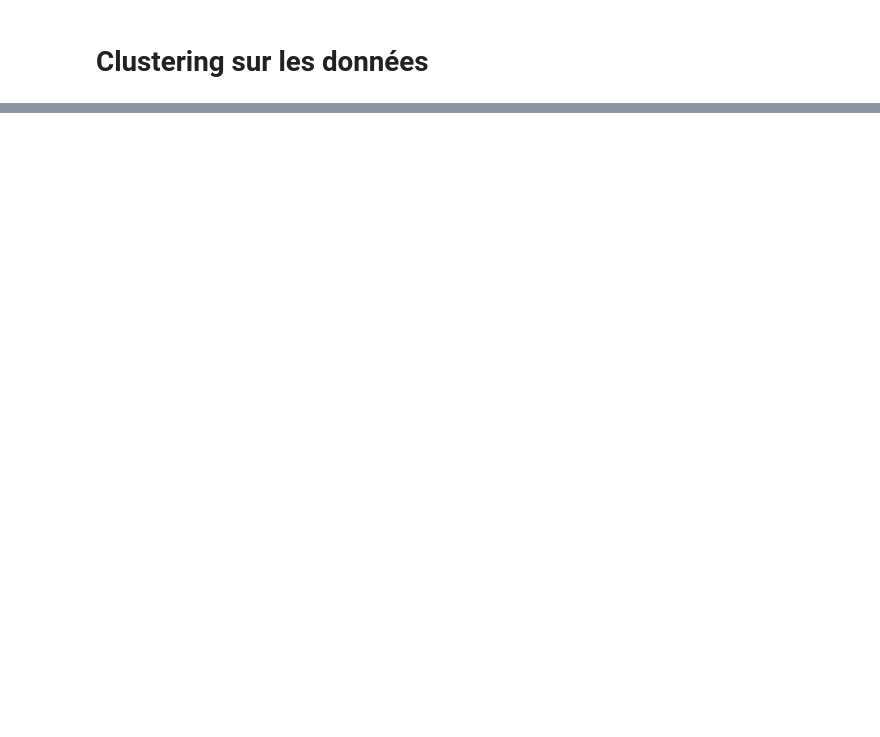
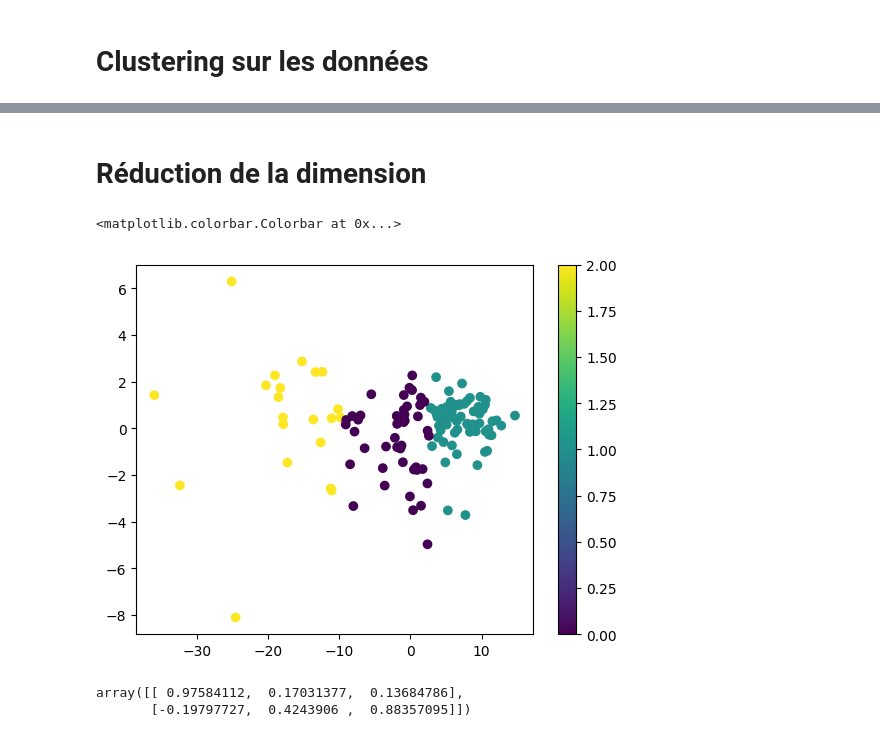
Before and after one commit to tomjeannesson/ENSIMAG3A-COD-IA, a Jupyter notebook: lib/clustering-test.ipynb, the cells around one changed output, grey strips where cells are left out. Drawn from its saved outputs; the diff is of its cells as text; code cells hidden in the pictures; blank space fills up the shorter version.

```diff
--- a/lib/clustering-test.ipynb
+++ b/lib/clustering-test.ipynb
@@ -109,0 +121,15 @@ plt.show()
+# %% [markdown]
+# Réduction de la dimension
+# %%
+reduct_model = PCA(n_components=2)
+athletes_reduced = reduct_model.fit_transform(df_athletes)
+plt.scatter(athletes_reduced[:, 0], athletes_reduced[:, 1], c=model.predict(df_athletes))  # Pas sur du c=...
+plt.colorbar()
+# %% [output]
+<matplotlib.colorbar.Colorbar at 0x...>
+[figure, added]
+# %%
+reduct_model.components_
+# %% [output]
+array([[ 0.97584112,  0.17031377,  0.13684786],
+       [-0.19797727,  0.4243906 ,  0.88357095]])
```
Also changed, not shown: parts of 8 cells of this notebook.
